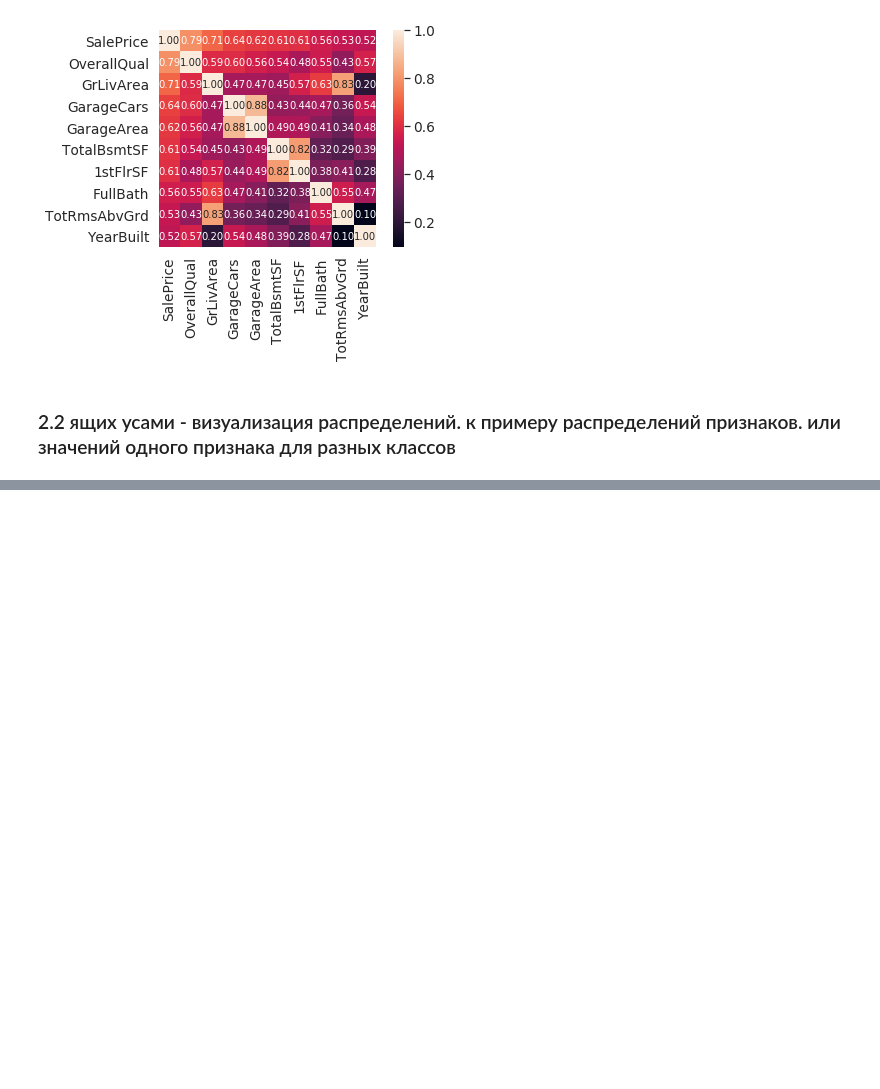
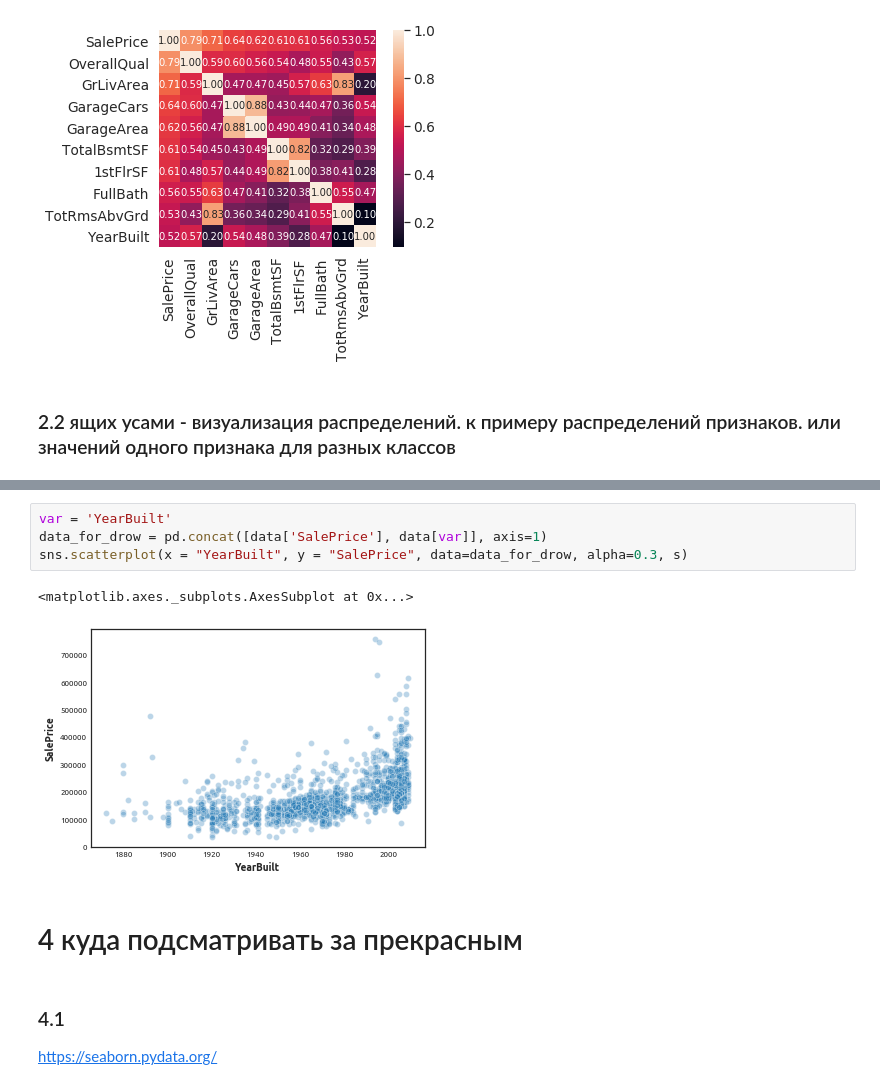
Before and after one commit to oMalyugina/machine_learning_from_scratch, a Jupyter notebook: matplotlib_seaborn_lecture.ipynb, the cells around one changed output, grey strips where cells are left out. Drawn from its saved outputs; the diff is of its cells as text; blank space fills up the shorter version.

```diff
--- a/matplotlib_seaborn_lecture.ipynb
+++ b/matplotlib_seaborn_lecture.ipynb
@@ -76,0 +170,12 @@ plt.xticks(rotation=90);
+# %%
+var = 'YearBuilt'
+data_for_drow = pd.concat([data['SalePrice'], data[var]], axis=1)
+sns.scatterplot(x = "YearBuilt", y = "SalePrice", data=data_for_drow, alpha=0.3, s)
+# %% [output]
+<matplotlib.axes._subplots.AxesSubplot at 0x...>
+[figure, added]
+# %% [markdown]
+# 4 куда подсматривать за прекрасным
+# %% [markdown]
+### 4.1
+https://seaborn.pydata.org/
```
Also changed, not shown: parts of 7 cells of this notebook.
